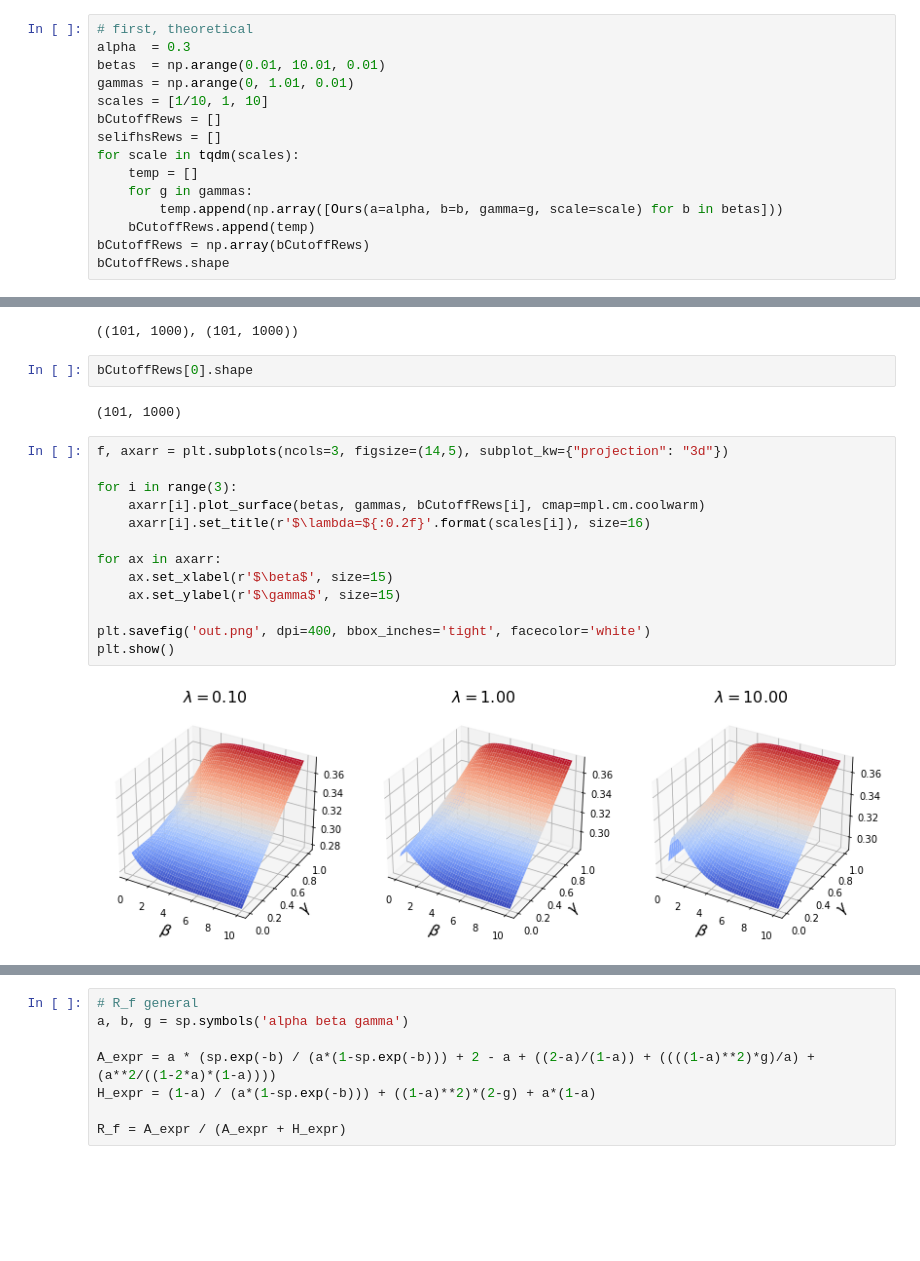
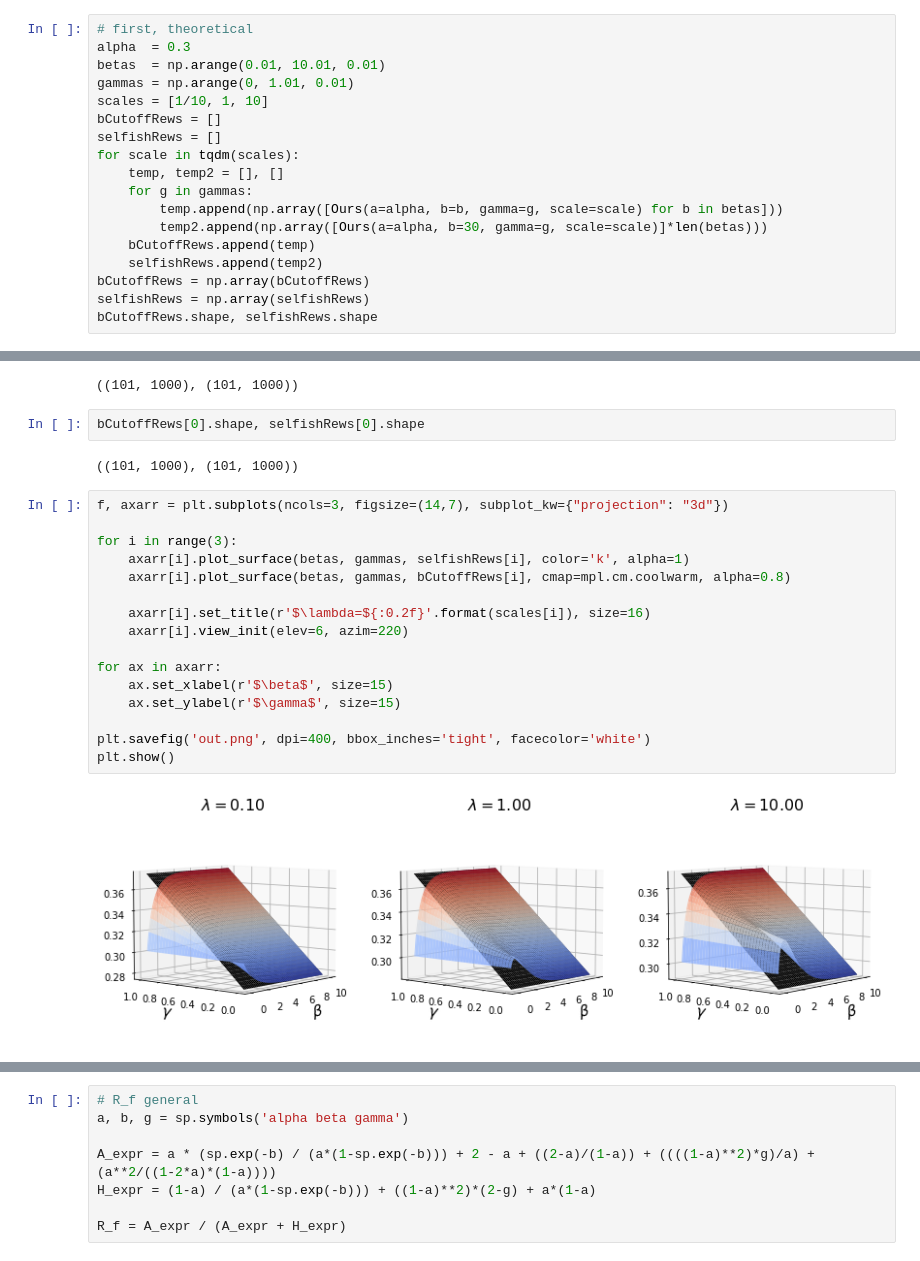
Before and after one commit to michaelneuder/opportunistic-mining, a Jupyter notebook: august2.ipynb, the cells around one changed output, grey strips where cells are left out. Drawn from its saved outputs; the diff is of its cells as text; blank space fills up the shorter version.

```diff
--- a/august2.ipynb
+++ b/august2.ipynb
@@ -60,12 +60,15 @@ betas  = np.arange(0.01, 10.01, 0.01)
 gammas = np.arange(0, 1.01, 0.01)
 scales = [1/10, 1, 10]
 bCutoffRews = []
-selifhsRews = []
+selfishRews = []
 for scale in tqdm(scales):
-    temp = []
+    temp, temp2 = [], []
     for g in gammas:
         temp.append(np.array([Ours(a=alpha, b=b, gamma=g, scale=scale) for b in betas]))
+        temp2.append(np.array([Ours(a=alpha, b=30, gamma=g, scale=scale)]*len(betas)))
     bCutoffRews.append(temp)
+    selfishRews.append(temp2)
 bCutoffRews = np.array(bCutoffRews)
-bCutoffRews.shape
+selfishRews = np.array(selfishRews)
+bCutoffRews.shape, selfishRews.shape
 # %% [output]
@@ -85,21 +89,24 @@ betas.shape, gammas.shape
 # %% [output]
 ((101, 1000), (101, 1000))
 # %%
-bCutoffRews[0].shape
+bCutoffRews[0].shape, selfishRews[0].shape
 # %% [output]
-(101, 1000)
+((101, 1000), (101, 1000))
 # %%
-f, axarr = plt.subplots(ncols=3, figsize=(14,5), subplot_kw={"projection": "3d"})
+f, axarr = plt.subplots(ncols=3, figsize=(14,7), subplot_kw={"projection": "3d"})
 
 for i in range(3):
-    axarr[i].plot_surface(betas, gammas, bCutoffRews[i], cmap=mpl.cm.coolwarm)
+    axarr[i].plot_surface(betas, gammas, selfishRews[i], color='k', alpha=1)
+    axarr[i].plot_surface(betas, gammas, bCutoffRews[i], cmap=mpl.cm.coolwarm, alpha=0.8)
+
     axarr[i].set_title(r'$\lambda=${:0.2f}'.format(scales[i]), size=16)
+    axarr[i].view_init(elev=6, azim=220)
 
 for ax in axarr:
     ax.set_xlabel(r'$\beta$', size=15)
     ax.set_ylabel(r'$\gamma$', size=15)
 
 plt.savefig('out.png', dpi=400, bbox_inches='tight', facecolor='white')
 plt.show()
 # %% [output]
-[figure, old version]
+[figure, new version]
```
Also changed, not shown: parts of 12 cells of this notebook.
